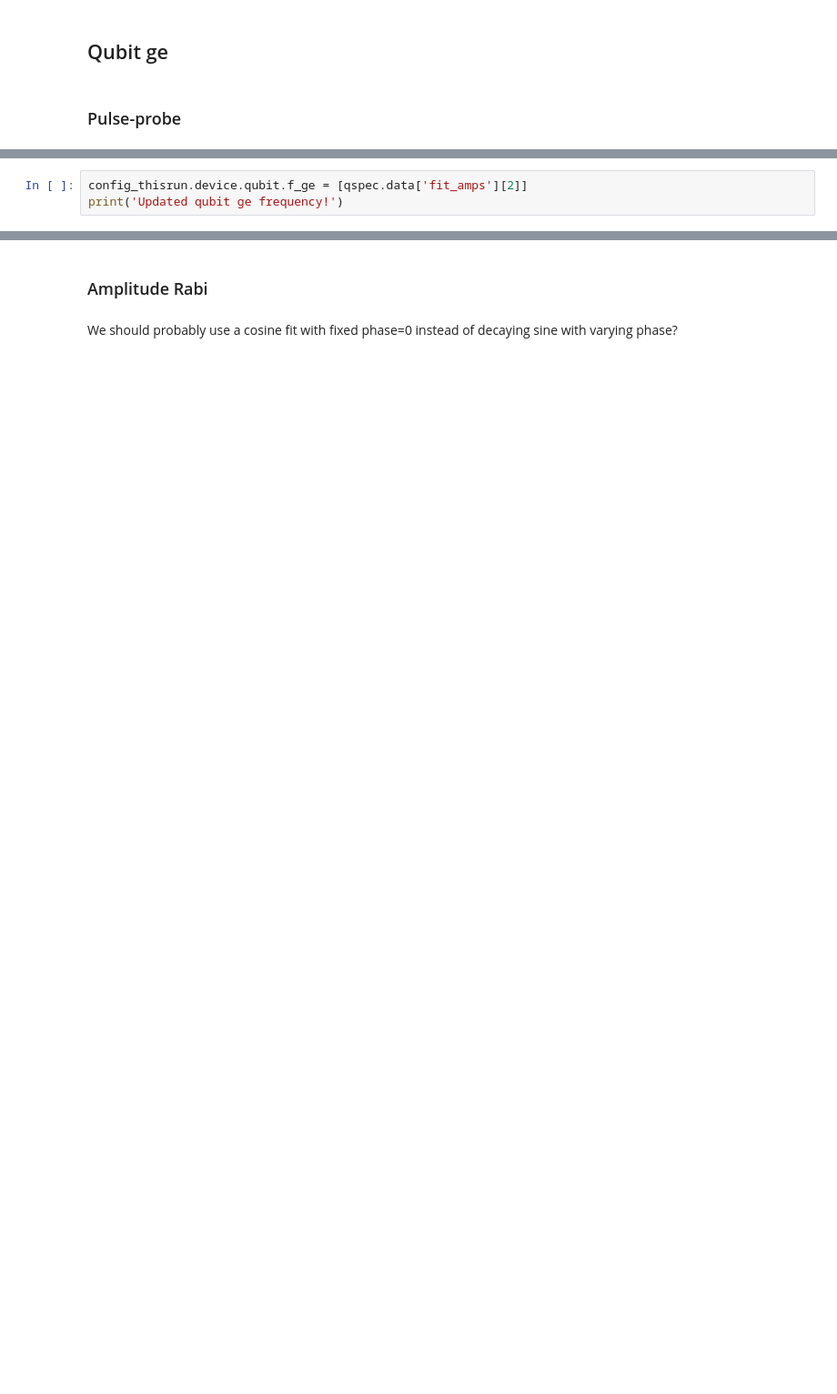
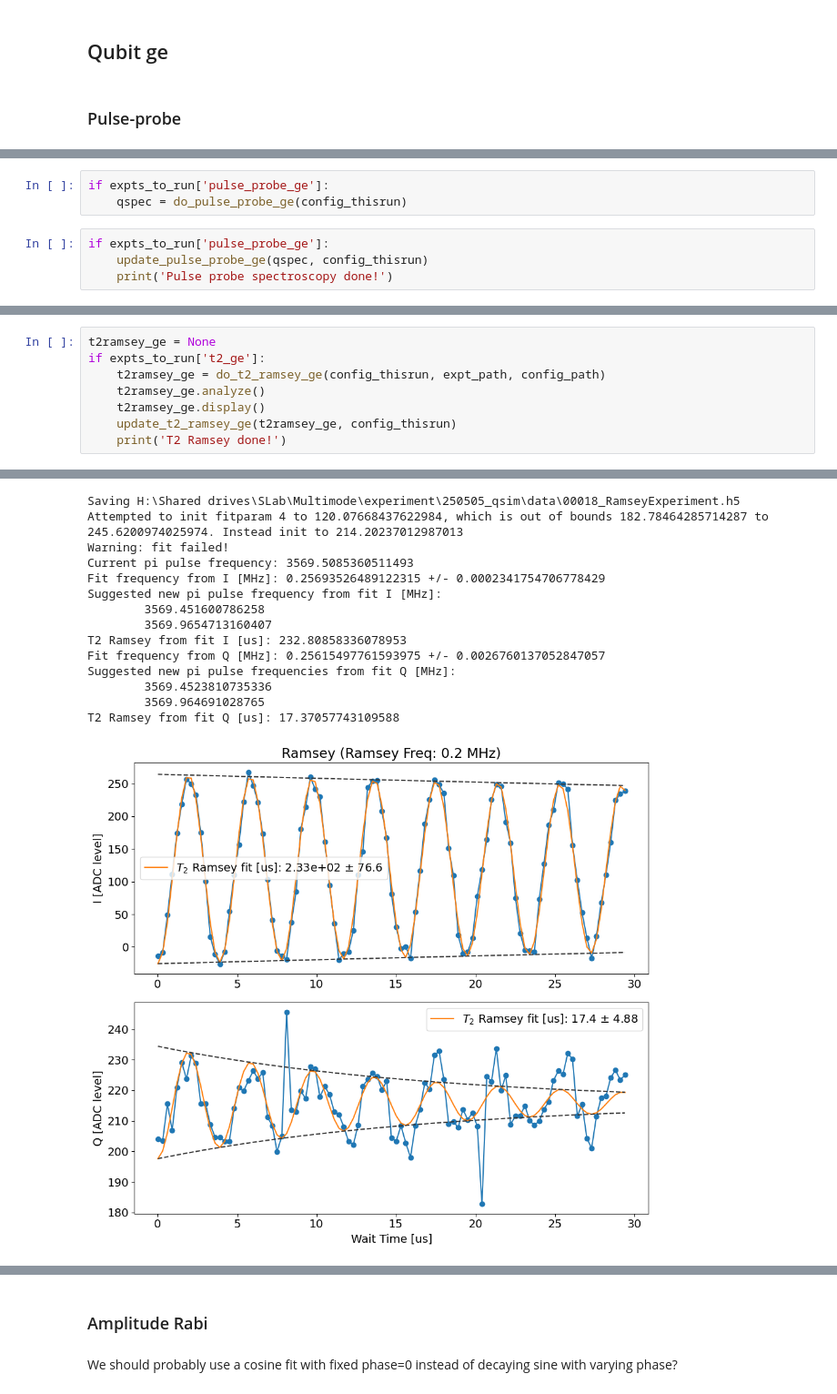
Before and after one commit to SchusterLab/multimode_expts, a Jupyter notebook: single_qubit_autocalibrate.ipynb, the cells around one changed output, grey strips where cells are left out. Shown at 91% size. Drawn from its saved outputs; the diff is of its cells as text; blank space fills up the shorter version.

```diff
--- a/single_qubit_autocalibrate.ipynb
+++ b/single_qubit_autocalibrate.ipynb
@@ -240,3 +364,0 @@ Found peak in Q at [MHz] 3569.4847817804202, HWHM -0.6033996280578569
-# %%
-config_thisrun.device.qubit.f_ge = [qspec.data['fit_amps'][2]]
-print('Updated qubit ge frequency!')
@@ -244,0 +365,7 @@ Updated qubit ge frequency!
+# %%
+if expts_to_run['pulse_probe_ge']:
+    qspec = do_pulse_probe_ge(config_thisrun)
+# %%
+if expts_to_run['pulse_probe_ge']:
+    update_pulse_probe_ge(qspec, config_thisrun)
+    print('Pulse probe spectroscopy done!')
@@ -244,0 +422,9 @@ Updated qubit ge frequency!
+# %%
+t2ramsey_ge = None
+if expts_to_run['t2_ge']:
+    t2ramsey_ge = do_t2_ramsey_ge(config_thisrun, expt_path, config_path)
+    t2ramsey_ge.analyze()
+    t2ramsey_ge.display()
+    update_t2_ramsey_ge(t2ramsey_ge, config_thisrun)
+    print('T2 Ramsey done!')
+# %% [output]
@@ -244,0 +433,15 @@ Updated qubit ge frequency!
+Saving H:\Shared drives\SLab\Multimode\experiment\250505_qsim\data\00018_RamseyExperiment.h5
+Attempted to init fitparam 4 to 120.07668437622984, which is out of bounds 182.78464285714287 to 245.6200974025974. Instead init to 214.20237012987013
+Warning: fit failed!
+Current pi pulse frequency: 3569.5085360511493
+Fit frequency from I [MHz]: 0.25693526489122315 +/- 0.0002341754706778429
+Suggested new pi pulse frequency from fit I [MHz]:
+        3569.451600786258
+        3569.9654713160407
+T2 Ramsey from fit I [us]: 232.80858336078953
+Fit frequency from Q [MHz]: 0.25615497761593975 +/- 0.0026760137052847057
+Suggested new pi pulse frequencies from fit Q [MHz]:
+        3569.4523810735336
+        3569.964691028765
+T2 Ramsey from fit Q [us]: 17.37057743109588
+[figure, added]
```
Also changed, not shown: parts of 72 cells of this notebook, 6 other files.
